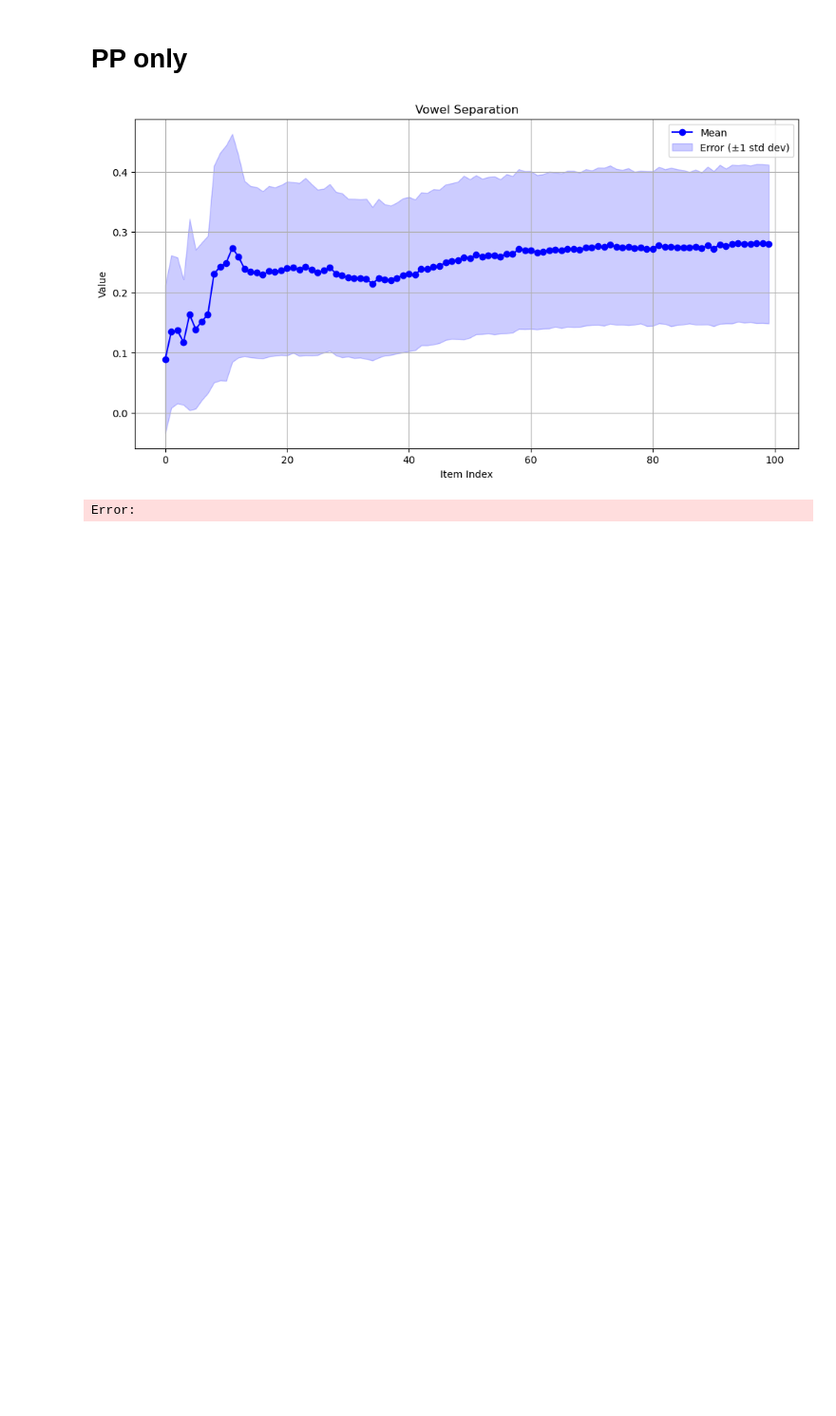
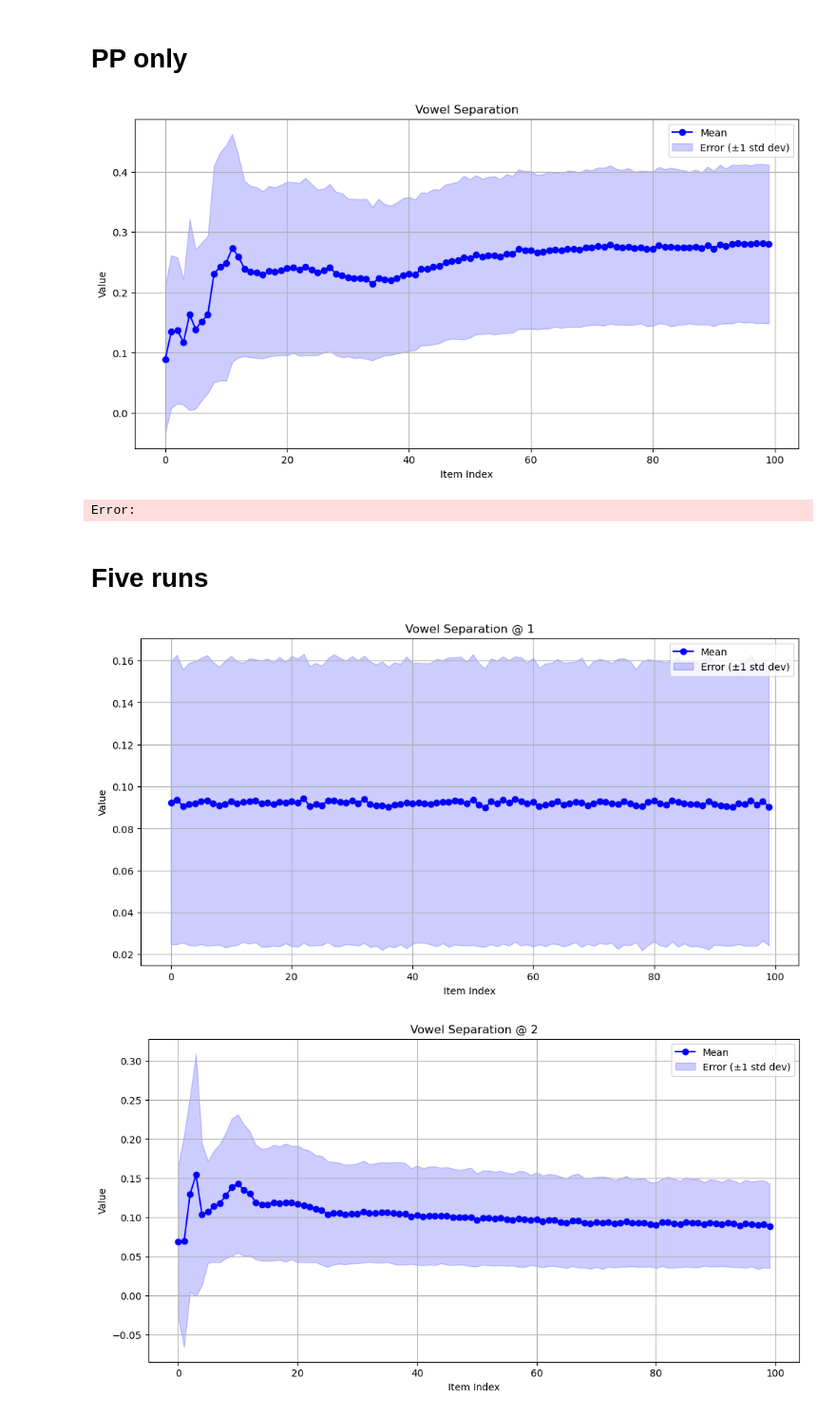
Before and after one commit to Frankalexej/wavln, a Jupyter notebook: C_0E_allhidrep_plot.ipynb, the cells around one changed output. Shown at 95% size. Drawn from its saved outputs; the diff is of its cells as text; code cells hidden in the pictures; blank space fills up the shorter version.

```diff
--- a/C_0E_allhidrep_plot.ipynb
+++ b/C_0E_allhidrep_plot.ipynb
@@ -182,3 +182,46 @@ plt.show()
 # %% [output]
 [figure]
 Error:
+# %% [markdown]
+# Five runs
+# %%
+eval_out_dir = os.path.join(model_save_, "eval-C_0E-0527172800")
+# %%
+for model_type in ["mtl"]:
+    for condition in ["u"]:
+        for model_num in [1, 2, 3, 4, 5]:
+            res_save_dir = os.path.join(eval_out_dir, model_type, condition, str(model_num))
+            sil_scores_99 = []
+            for epoch in range(0, 100):
+                sil_score_path = os.path.join(res_save_dir, f"sil_scores_{epoch}.pk")
+                with open(sil_score_path, "rb") as file:
+                    sil_scores = pickle.load(file)
+                sil_scores_99.append(sil_scores)
+
+            data = np.array(sil_scores_99)
+
+            # Calculate the mean and standard deviation for each item
+            means = np.mean(data, axis=1)
+            std_devs = np.std(data, axis=1)
+
+            # Create the plot
+            plt.figure(figsize=(12, 6))
+
+            # Plot the mean
+            plt.plot(means, marker='o', linestyle='-', color='b', label='Mean')
+
+            # Plot the error as a shaded area
+            plt.fill_between(range(len(means)), means - std_devs, means + std_devs, color='b', alpha=0.2, label='Error (±1 std dev)')
+
+            # Add title and labels
+            plt.title(f'Vowel Separation @ {model_num}')
+            plt.xlabel('Item Index')
+            plt.ylabel('Value')
+            plt.legend()
+
+            # Show the graph
+            plt.grid(True)
+            plt.show()
+# %% [output]
+[figure, added]
+[figure, added]
```
Also changed, not shown: parts of 1 cell of this notebook, 5 other files.
